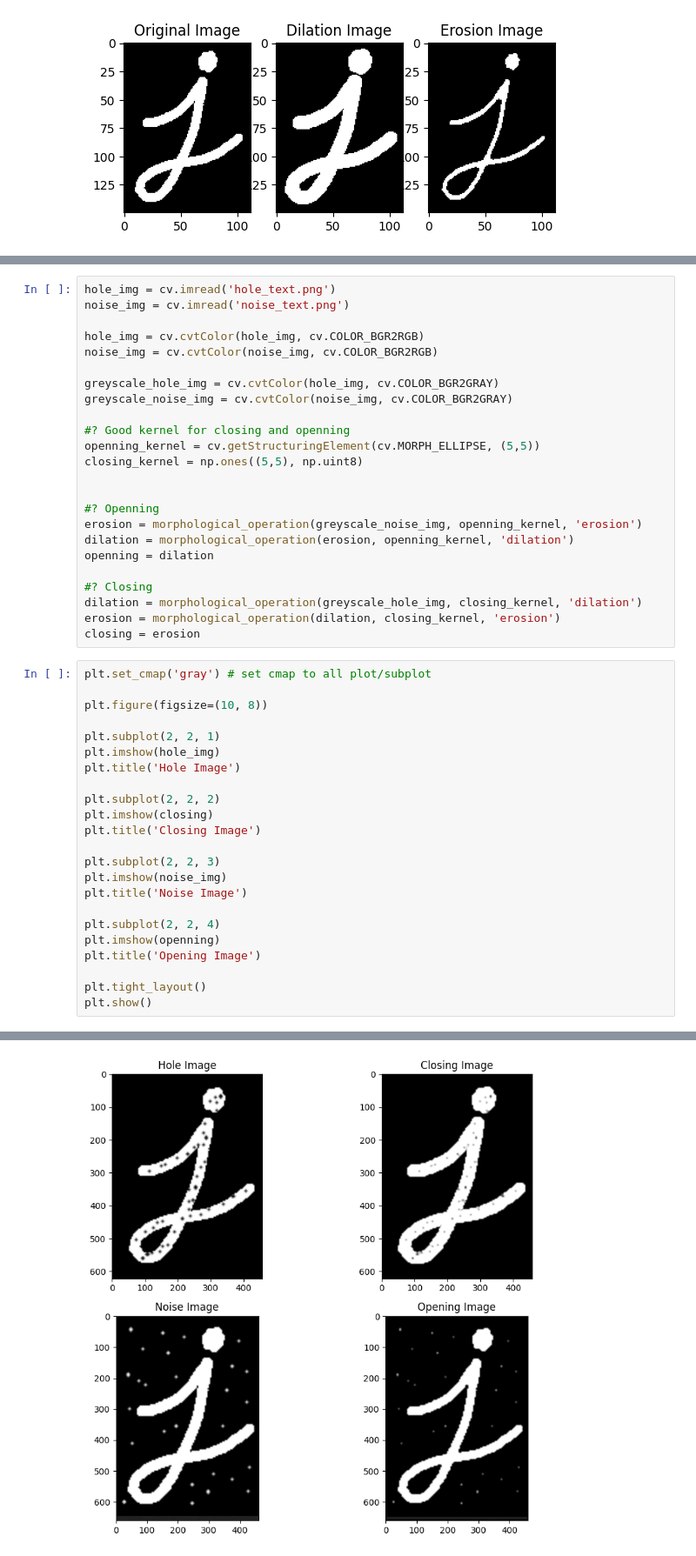
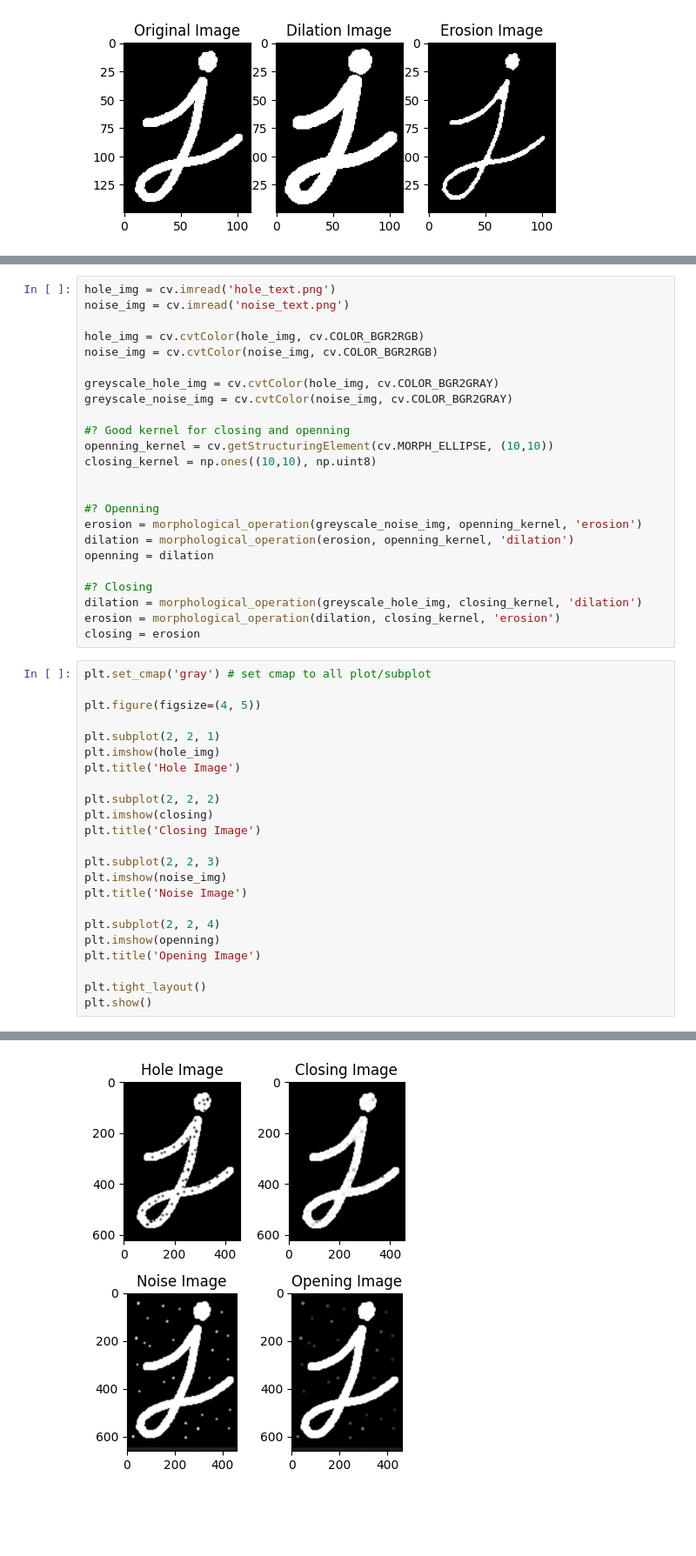
Before and after one commit to MathematicGuy/Machine-Learning-2024, a Jupyter notebook: Learn/ComputerVision/Morphological/morphological-operation.ipynb, the cells around one changed output, grey strips where cells are left out. Shown at 87% size. Drawn from its saved outputs; the diff is of its cells as text; blank space fills up the shorter version.

Commit message:
morphological_operation dilation erosion openning closing

```diff
--- a/Learn/ComputerVision/Morphological/morphological-operation.ipynb
+++ b/Learn/ComputerVision/Morphological/morphological-operation.ipynb
@@ -156,8 +162,8 @@ greyscale_hole_img = cv.cvtColor(hole_img, cv.COLOR_BGR2GRAY)
 greyscale_noise_img = cv.cvtColor(noise_img, cv.COLOR_BGR2GRAY)
 
 #? Good kernel for closing and openning
-openning_kernel = cv.getStructuringElement(cv.MORPH_ELLIPSE, (5,5))
-closing_kernel = np.ones((5,5), np.uint8)
+openning_kernel = cv.getStructuringElement(cv.MORPH_ELLIPSE, (10,10))
+closing_kernel = np.ones((10,10), np.uint8)
 
 
 #? Openning
@@ -172,26 +178,26 @@ closing = erosion
 # %%
 plt.set_cmap('gray') # set cmap to all plot/subplot
 
-plt.figure(figsize=(10, 8))
+plt.figure(figsize=(4, 5))
 
 plt.subplot(2, 2, 1)
 plt.imshow(hole_img)
 plt.title('Hole Image')
 
 plt.subplot(2, 2, 2)
 plt.imshow(closing)
 plt.title('Closing Image')
 
 plt.subplot(2, 2, 3)
 plt.imshow(noise_img)
 plt.title('Noise Image')
 
 plt.subplot(2, 2, 4)
 plt.imshow(openning)
 plt.title('Opening Image')
 
 plt.tight_layout()
 plt.show()
 # %% [output]
 <Figure size 640x480 with 0 Axes>
-[figure, old version]
+[figure, new version]
```
Also changed, not shown: parts of 5 cells of this notebook, 16 other files.
